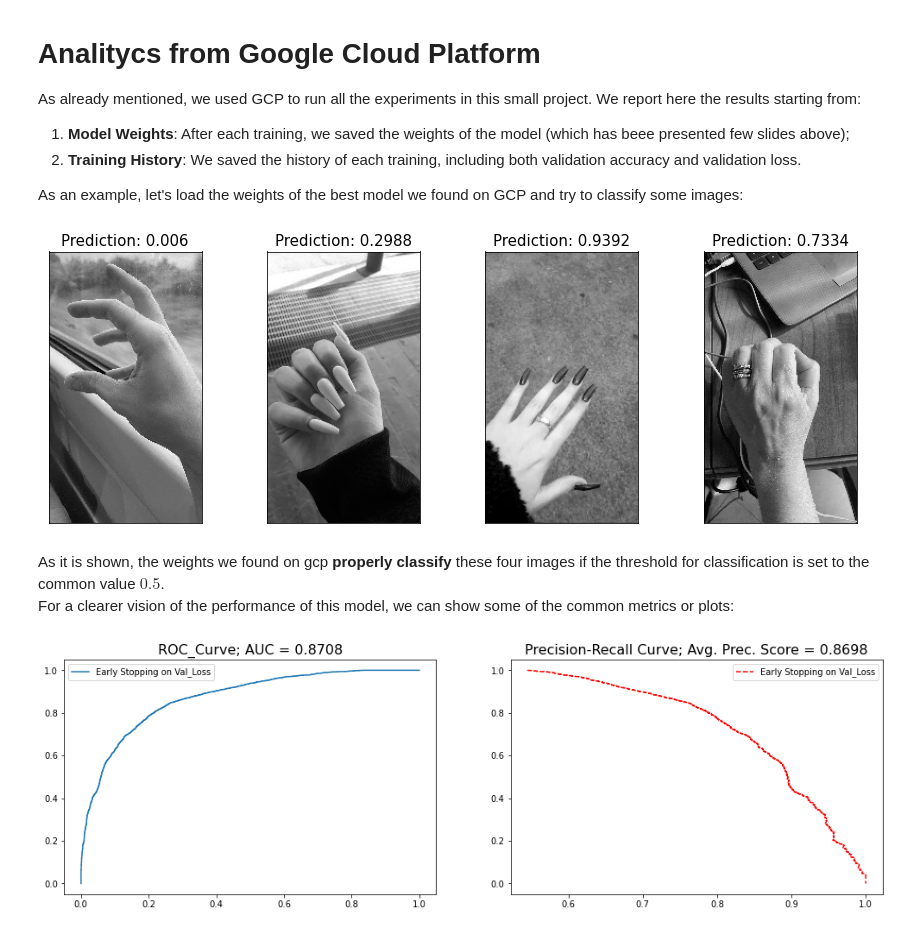
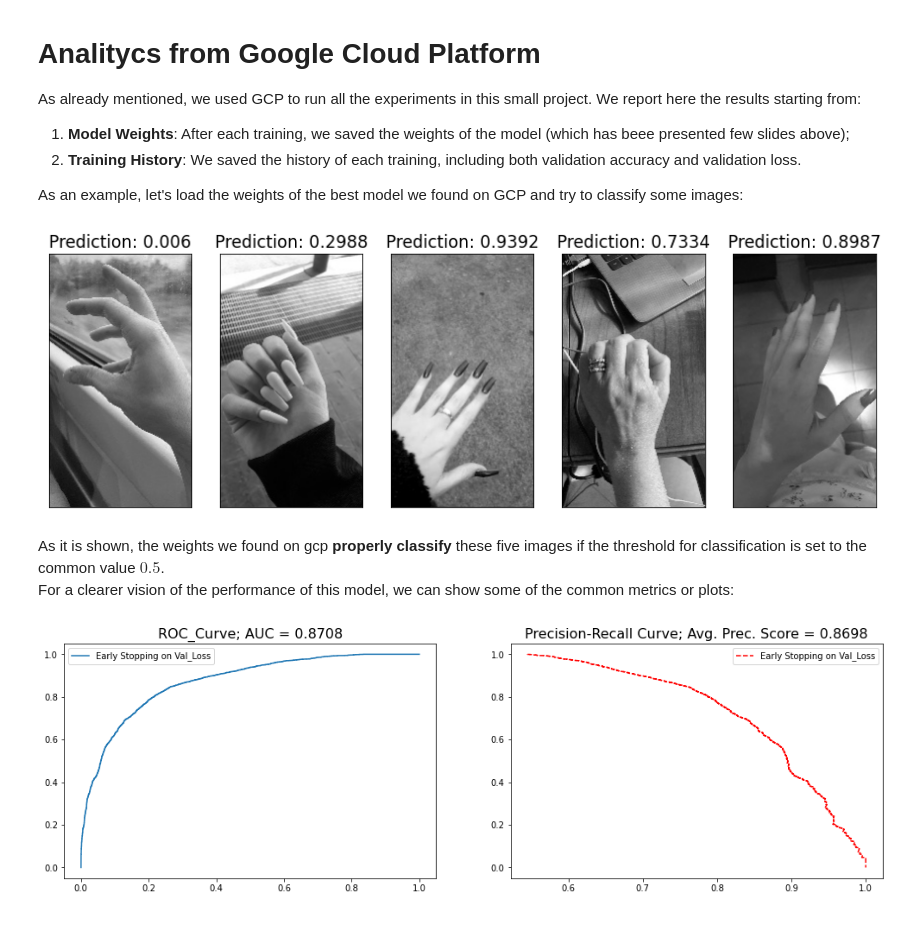
Before and after one commit to dondoC34/Deep_Hand_LeftRight_Recognition, a Jupyter notebook: Tensorfllow_Hand_Recog.ipynb, the cells around one changed output. Saved outputs shown, nothing was run; the diff lists cells and outputs as text; code cells hidden in the pictures.

```diff
--- a/Tensorfllow_Hand_Recog.ipynb
+++ b/Tensorfllow_Hand_Recog.ipynb
@@ -172,17 +180,19 @@ aug = ImageDataGenerator(width_shift_range=0.04,
                          zoom_range=0.2,
                          horizontal_flip=False,
                          rescale=1/255,
-                         rotation_range=180)
+                         rotation_range=0)
 streaming_pipeline_train = data_generator(input_folder=TRAIN_FOLDER,
                                           data_aumentation=aug,
                                           batch_size=PIPELINE_BATCH,
-                                          rescale=(144, 256))
+                                          rescale=(144, 256),
+                                          shuffle=True)
 
 streaming_pipeline_test = data_generator(input_folder=TEST_FOLDER,
                                          data_aumentation=None,
                                          batch_size=PIPELINE_BATCH_TEST,
                                          rescale=(144, 256),
-                                         normalization_factor=1/255)
+                                         normalization_factor=1/255,
+                                         shuffle=False)
 
 model = leNet(conv_layers=conv_layers,
               dense_layers=dense_layers,
@@ -252,37 +262,38 @@ As an example, let's load the weights of the best model we found on GCP and try
 # %%
 predictions = []
 images = ["Data/Sample-Images/Sample-Right.jpg",
           "Data/Sample-Images/Sample-Right_2.jpg",
           "Data/Sample-Images/Sample-Left.JPG",
-          "Data/Sample-Images/Sample-Left_2.JPG"]
+          "Data/Sample-Images/Sample-Left_2.JPG",
+          "Data/Sample-Images/Sample-Left_3.jpg"]
 
 model.load_weights("Model_Weights/We_leNet_esLoss_4_dense")
 
 for image in images:
     img = cv2.imread(image, cv2.IMREAD_GRAYSCALE)
     if img.shape[0] != 256:
         img = cv2.resize(img, (144, 256))
     img = img.reshape(1, 256, 144, 1)
     img = 1 / 255 * img
     predictions.append(model.predict(x=img))
 
 fig = plt.figure(figsize=(15, 5))
 grid_index = 1
 
 for image in images:
     img = cv2.imread(image)
-    ax = fig.add_subplot(1, 4, grid_index)
+    ax = fig.add_subplot(1, 5, grid_index)
     ax.imshow(img)
-    ax.set_title("Prediction: {}".format(str(round(predictions[grid_index - 1][0][0], 4))), fontdict={"fontsize":15})
+    ax.set_title("Prediction: {}".format(str(round(predictions[grid_index - 1][0][0], 4))), fontdict={"fontsize":17})
     ax.set_xticks([])
     ax.set_yticks([])
     grid_index += 1
 
 plt.show();
 # %% [output]
-[figure, old version]
+[figure, new version]
 # %% [markdown]
-As it is shown, the weights we found on gcp **properly classify** these four images if the threshold for classification is set to the common value $0.5$.
+As it is shown, the weights we found on gcp **properly classify** these five images if the threshold for classification is set to the common value $0.5$.
 For a clearer vision of the performance of this model, we can show some of the common metrics or plots:
 # %%
 labeled_predictions = pd.read_csv("Models_Predictions/loss_monitor_model_predictions_dense4.csv")
```
Also changed, not shown: parts of 9 cells of this notebook, 2 other files.
